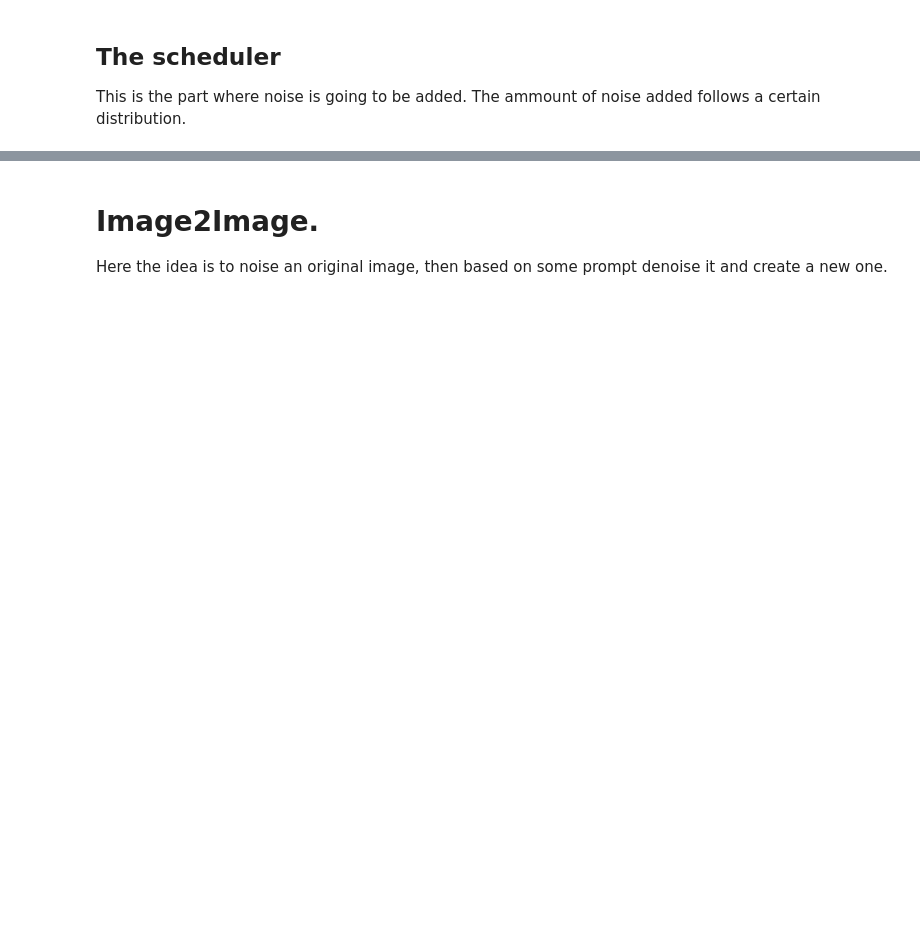
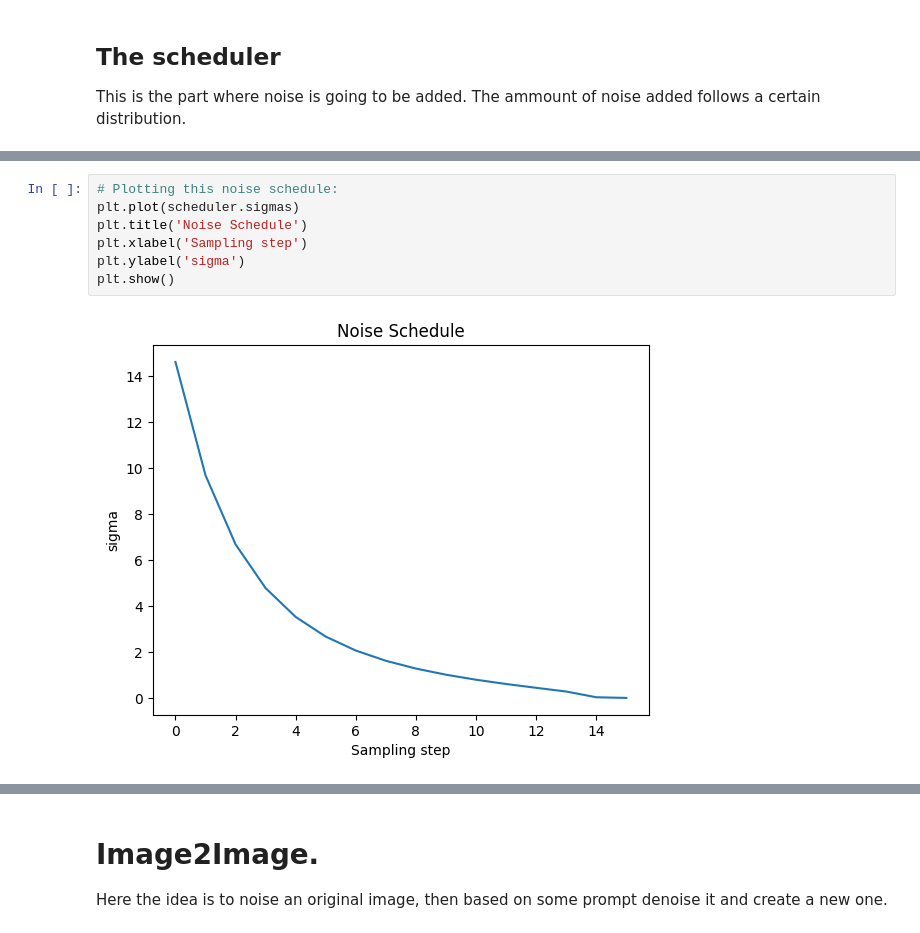
Before and after one commit to jdgallegoq/stable-diffusion, a Jupyter notebook: notebooks/stable_diffusion.ipynb, the cells around one changed output, grey strips where cells are left out. Cells and saved outputs as stored; diff of their text form; blank space fills up the shorter version.

```diff
--- a/notebooks/stable_diffusion.ipynb
+++ b/notebooks/stable_diffusion.ipynb
@@ -203,2 +233,11 @@ print(scheduler.sigmas)
+# %%
+# Plotting this noise schedule:
+plt.plot(scheduler.sigmas)
+plt.title('Noise Schedule')
+plt.xlabel('Sampling step')
+plt.ylabel('sigma')
+plt.show()
+# %% [output]
+[figure, added]
 # %%
 # see how it would look like in an image
```
Also changed, not shown: parts of 30 cells of this notebook.
